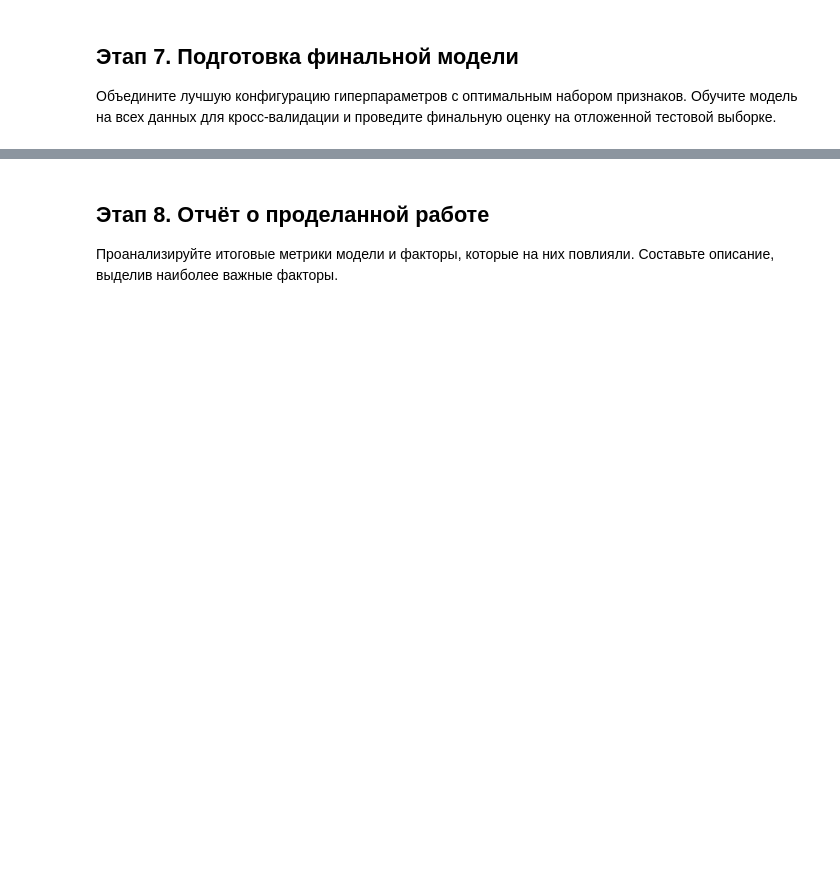
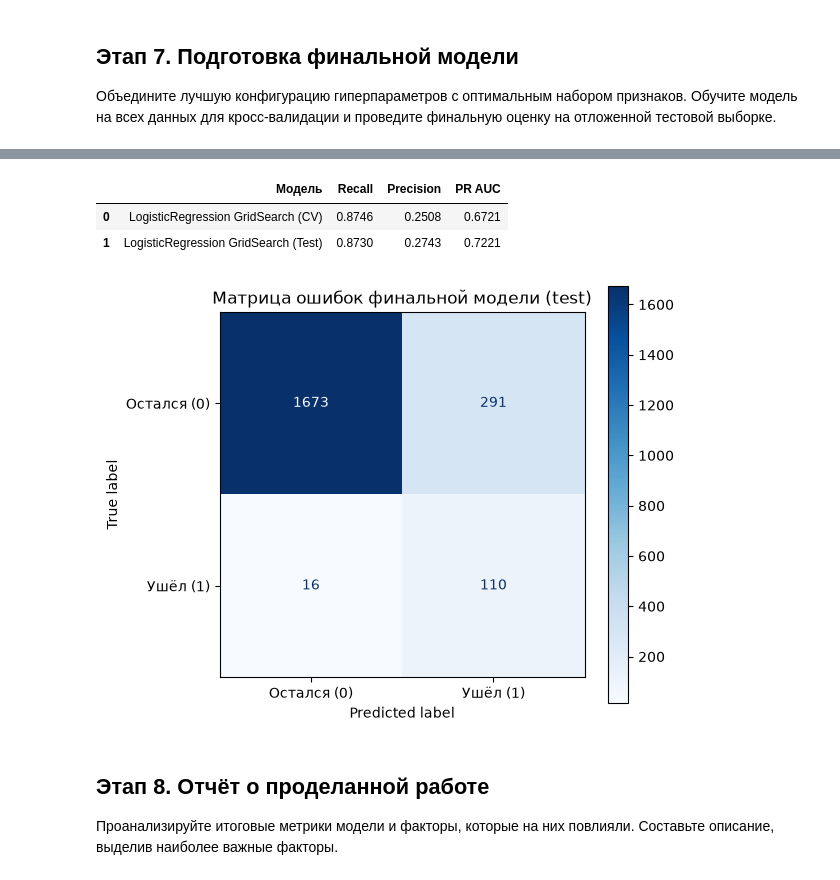
Before and after one commit to S-Fiep/churn_prediction, a Jupyter notebook: notebooks/Прогноз оттока клиентов.ipynb, the cells around one changed output, grey strips where cells are left out. Saved outputs shown, nothing was run; the diff lists cells and outputs as text; code cells hidden in the pictures; blank space fills up the shorter version.

```diff
--- a/notebooks/Прогноз оттока клиентов.ipynb
+++ b/notebooks/Прогноз оттока клиентов.ipynb
@@ -381,3 +764,22 @@ plt.show()
 ## Этап 7. Подготовка финальной модели
 
 Объедините лучшую конфигурацию гиперпараметров с оптимальным набором признаков. Обучите модель на всех данных для кросс-валидации и проведите финальную оценку на отложенной тестовой выборке.
+# %%
+# Лучшая модель - best_grid_pipeline
+final_model = best_grid_pipeline
+# GridSearchCV с refit=True уже переобучила лучшую модель на всём train
+y_pred = final_model.predict(X_test)
+y_proba = final_model.predict_proba(X_test)[:, 1]
+
+# Оценка на тестовой выборке
+test_recall    = recall_score(y_test, y_pred)
+test_precision = precision_score(y_test, y_pred, zero_division=0)
+test_pr_auc    = average_precision_score(y_test, y_proba)
+
+print(f"\n Метрики на тестовой выборке: ")
+print(f"  Recall:    {test_recall:.4f}")
+print(f"  Precision: {test_precision:.4f}")
+print(f"  PR AUC:    {test_pr_auc:.4f}")
+
+print(f"\n Детальный отчёт классификации: ")
+print(classification_report(y_test, y_pred, target_names=['Остался (0)', 'Ушёл (1)']))
@@ -384,3 +801,34 @@ plt.show()
+# %%
+# Сравниваю метрики на кросс-валидации и на тесте
+final_results = pd.DataFrame([
+    {
+        "Модель": "LogisticRegression GridSearch (CV)",
+        "Recall": results_grid["Recall"],
+        "Precision": results_grid["Precision"],
+        "PR AUC": results_grid["PR AUC"]
+    },
+    {
+        "Модель": "LogisticRegression GridSearch (Test)",
+        "Recall": round(test_recall, 4),
+        "Precision": round(test_precision, 4),
+        "PR AUC": round(test_pr_auc, 4)
+    }
+])
+final_results
+# %% [output]
+|  | Модель | Recall | Precision | PR AUC |
+| 0 | LogisticRegression GridSearch (CV) | 0.8746 | 0.2508 | 0.6721 |
+| 1 | LogisticRegression GridSearch (Test) | 0.8730 | 0.2743 | 0.7221 |
+# %%
+fig, ax = plt.subplots(figsize=(6, 5))
+cm = confusion_matrix(y_test, y_pred)
+disp = ConfusionMatrixDisplay(confusion_matrix=cm, display_labels=['Остался (0)', 'Ушёл (1)'])
+disp.plot(cmap='Blues', ax=ax)
+ax.set_title('Матрица ошибок финальной модели (test)')
+plt.tight_layout()
+plt.show()
+# %% [output]
+[figure, added]
 # %% [markdown]
 ## Этап 8. Отчёт о проделанной работе
 
```
Also changed, not shown: parts of 29 cells of this notebook, 2 other files.
